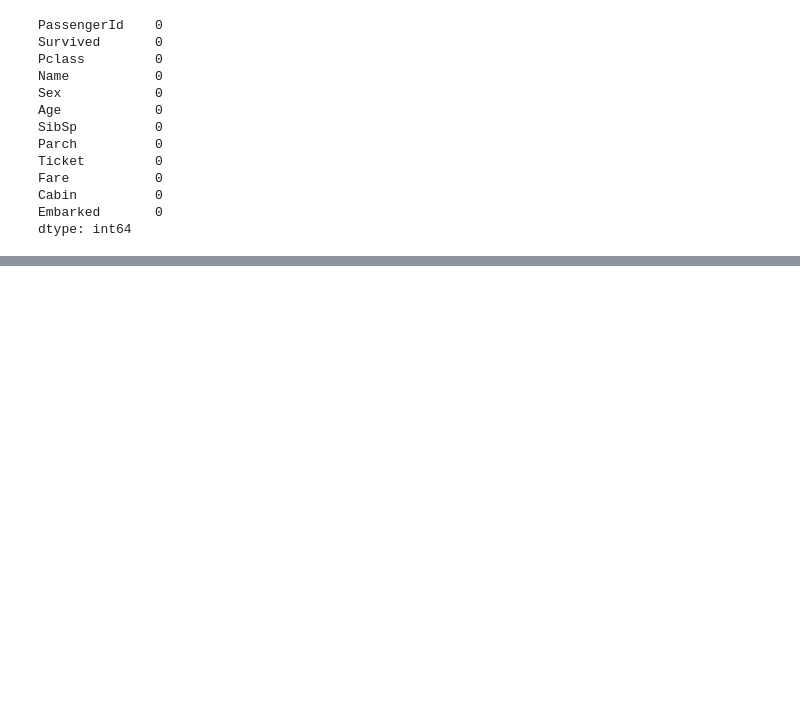
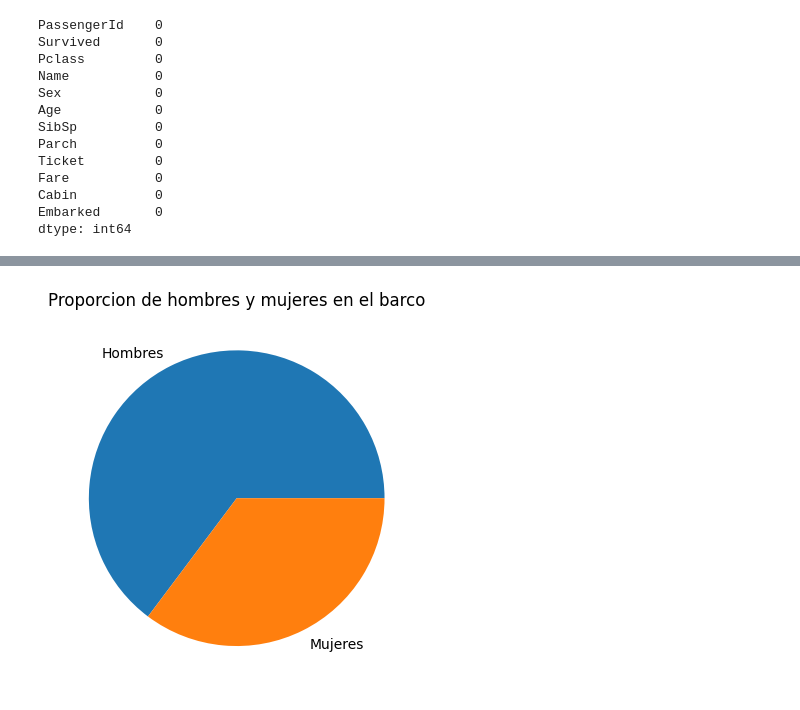
Before and after one commit to Alejo-P/Analisis-de-datos, a Jupyter notebook: Repaso2/Repaso.ipynb, the cells around one changed output, grey strips where cells are left out. Cells and saved outputs as stored; diff of their text form; code cells hidden in the pictures; blank space fills up the shorter version.

```diff
--- a/Repaso2/Repaso.ipynb
+++ b/Repaso2/Repaso.ipynb
@@ -97,0 +139,7 @@ dtype: int64
+# %%
+Generos=datos["Sex"].value_counts()
+plt.pie(Generos, labels=["Hombres", "Mujeres"])
+plt.title("Proporcion de hombres y mujeres en el barco")
+plt.show()
+# %% [output]
+[figure, added]
```
Also changed, not shown: parts of 5 cells of this notebook.
